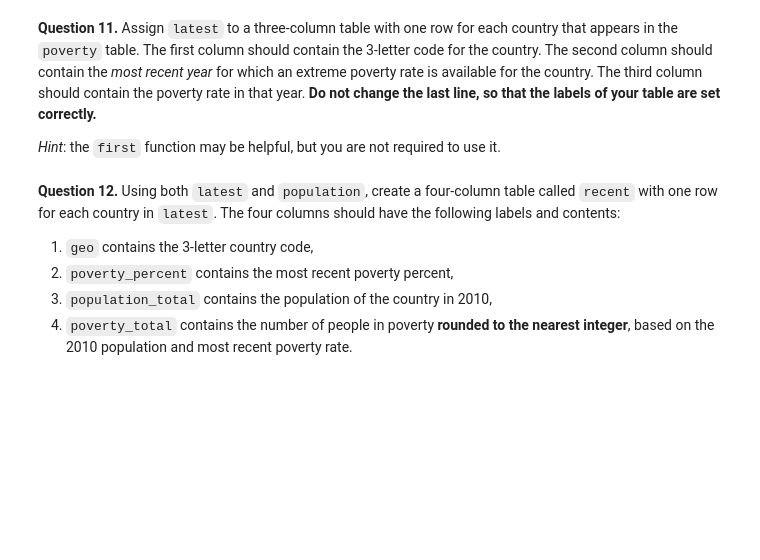
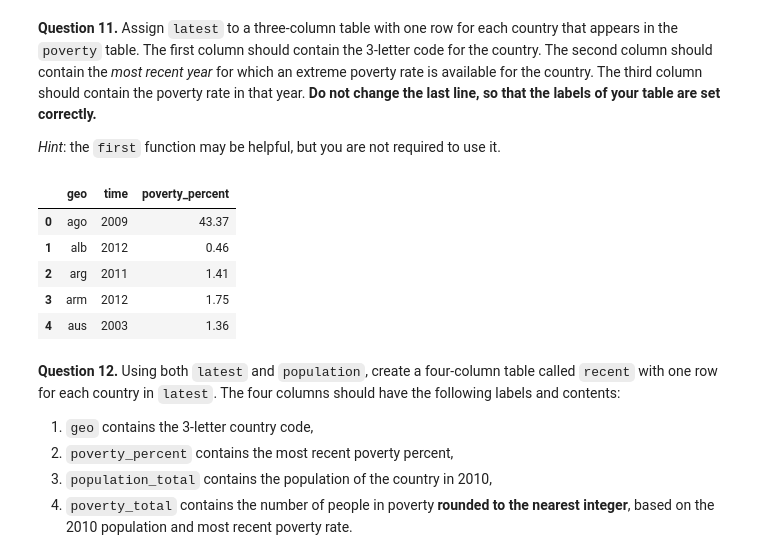
Before and after one commit to pedroalmada/Oxford_DataScience_Course, a Jupyter notebook: Assignments/Second-Assignment.ipynb, the cells around one changed output. Cells and saved outputs as stored; diff of their text form; code cells hidden in the pictures; blank space fills up the shorter version.

```diff
--- a/Assignments/Second-Assignment.ipynb
+++ b/Assignments/Second-Assignment.ipynb
@@ -601,6 +601,40 @@ latest = ...
 latest.rename(
     columns={0: 'geo', 1: 'time', 2: 'poverty_percent'}
 )
+# %%
+# We start by defining the helper function `first`
+def first(values):
+    return values.item(0)  # Extracts the first item of a series
+
+# Using Group by 'geo' and find the most recent year for each country
+latest = (
+    poverty.sort_values('time', ascending=False)  # Sort by time (latest first)
+    .groupby('geo')  # Group by country code
+    .first()  # Take the first row in each group (most recent year)
+    .reset_index()  # Reset index to get 'geo' as a column
+)
+
+# Theb we keep only the required columns
+latest = latest[['geo', 'time', 'extreme_poverty_percent_people_below_125_a_day']]
+
+# I renamed for clarity
+latest = latest.rename(
+    columns={
+        'geo': 'geo',
+        'time': 'time',
+        'extreme_poverty_percent_people_below_125_a_day': 'poverty_percent'
+    }
+)
+
+# display the first 5 with head .
+latest.head()
+# %% [output]
+|  | geo | time | poverty_percent |
+| 0 | ago | 2009 | 43.37 |
+| 1 | alb | 2012 | 0.46 |
+| 2 | arg | 2011 | 1.41 |
+| 3 | arm | 2012 | 1.75 |
+| 4 | aus | 2003 | 1.36 |
 # %% [markdown]
 **Question 12.** Using both `latest` and `population`, create a four-column table called `recent` with one row for each country in `latest`. The four columns should have the following labels and contents:
 1. `geo` contains the 3-letter country code,
```
